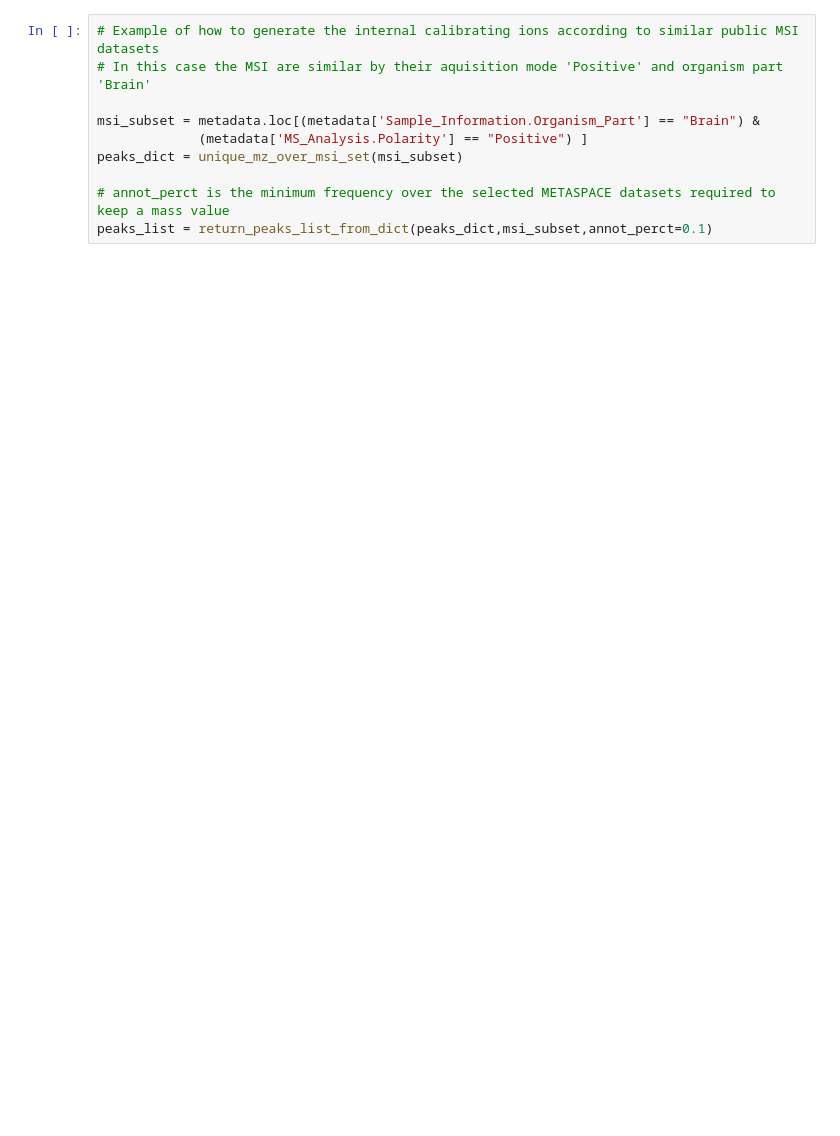
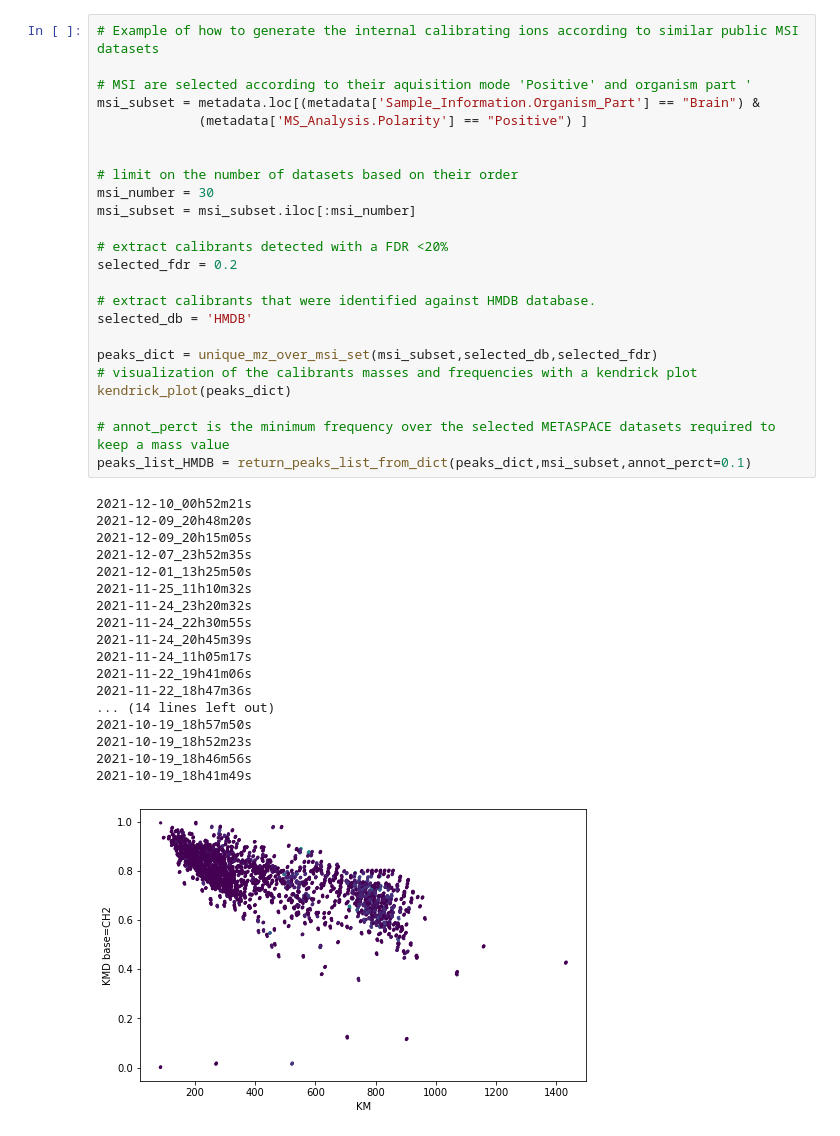
Before and after one commit to LaRoccaRaphael/MSI_recalibration, a Jupyter notebook: recalibration/internal_calibrants_generation.ipynb, the cells around one changed output. Cells and saved outputs as stored; diff of their text form; blank space fills up the shorter version.

```diff
--- a/recalibration/internal_calibrants_generation.ipynb
+++ b/recalibration/internal_calibrants_generation.ipynb
@@ -66,11 +107,44 @@ Index(['Data_Type', 'Sample_Information.Organism',
       dtype='object')
 # %%
 # Example of how to generate the internal calibrating ions according to similar public MSI datasets
-# In this case the MSI are similar by their aquisition mode 'Positive' and organism part 'Brain'
 
+# MSI are selected according to their aquisition mode 'Positive' and organism part '
 msi_subset = metadata.loc[(metadata['Sample_Information.Organism_Part'] == "Brain") &
              (metadata['MS_Analysis.Polarity'] == "Positive") ]
-peaks_dict = unique_mz_over_msi_set(msi_subset)
+
+
+# limit on the number of datasets based on their order
+msi_number = 30
+msi_subset = msi_subset.iloc[:msi_number]
+
+# extract calibrants detected with a FDR <20%
+selected_fdr = 0.2
+
+# extract calibrants that were identified against HMDB database.
+selected_db = 'HMDB'
+
+peaks_dict = unique_mz_over_msi_set(msi_subset,selected_db,selected_fdr)
+# visualization of the calibrants masses and frequencies with a kendrick plot
+kendrick_plot(peaks_dict)
 
 # annot_perct is the minimum frequency over the selected METASPACE datasets required to keep a mass value
-peaks_list = return_peaks_list_from_dict(peaks_dict,msi_subset,annot_perct=0.1)
+peaks_list_HMDB = return_peaks_list_from_dict(peaks_dict,msi_subset,annot_perct=0.1)
+# %% [output]
+2021-12-10_00h52m21s
+2021-12-09_20h48m20s
+2021-12-09_20h15m05s
+2021-12-07_23h52m35s
+2021-12-01_13h25m50s
+2021-11-25_11h10m32s
+2021-11-24_23h20m32s
+2021-11-24_22h30m55s
+2021-11-24_20h45m39s
+2021-11-24_11h05m17s
+2021-11-22_19h41m06s
+2021-11-22_18h47m36s
+... (14 lines left out)
+2021-10-19_18h57m50s
+2021-10-19_18h52m23s
+2021-10-19_18h46m56s
+2021-10-19_18h41m49s
+[figure, added]
```
Also changed, not shown: parts of 4 cells of this notebook, 1 other file.
